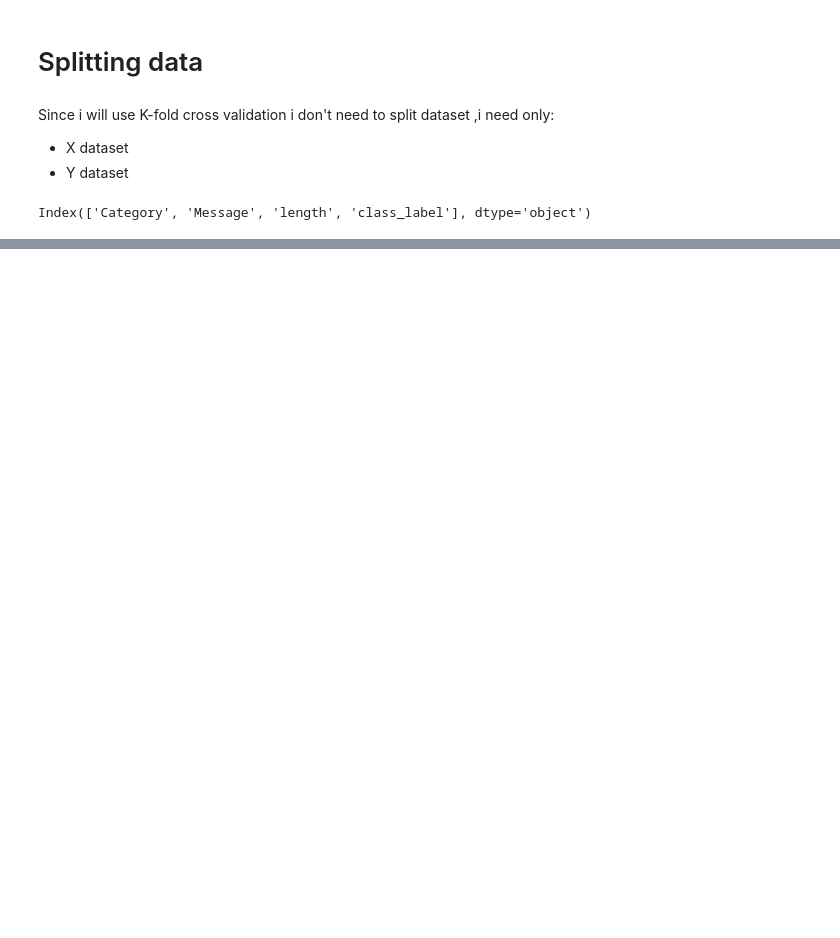
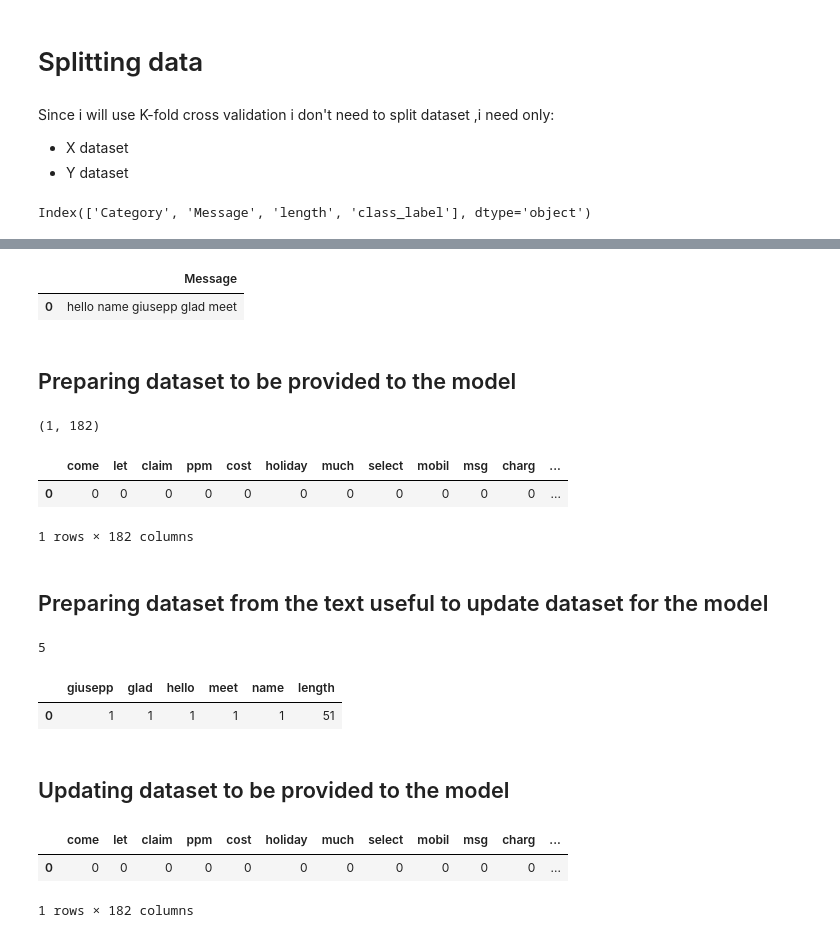
Before and after one commit to datascientist-hist/Spam_Messages_Classification, a Jupyter notebook: Spam_Messages_Classification.ipynb, the cells around one changed output, grey strips where cells are left out. Cells and saved outputs as stored; diff of their text form; code cells hidden in the pictures; blank space fills up the shorter version.

```diff
--- a/Spam_Messages_Classification.ipynb
+++ b/Spam_Messages_Classification.ipynb
@@ -451,0 +484,30 @@ At this point before moving on we should choose the model to tune,i think since
+# %%
+data=pd.DataFrame(data={"Message":[email]})
+# %%
+# Replace email address with 'emailaddress'
+
+data['Message'] = data['Message'].str.replace(r"[\w.+-]+@[\w-]+\.[\w.-]+", '  em  ')
+
+# Replace urls with 'webaddress'
+data['Message'] = data['Message'].str.replace(r'(http|ftp|https):\/\/([\w_-]+(?:(?:\.[\w_-]+)+))([\w.,@?^=%&:\/~+#-]*[\w@?^=%&\/~+#-])', '  wb ')
+
+# Replace money symbol with 'money-symbol'
+data['Message'] = data['Message'].str.replace(r'£|\$', '  ms  ')
+
+# Replace 10 digit phone number with 'phone-number'
+data['Message'] = data['Message'].str.replace(r'(\d{3}\d{3}\d{4})', '  pn  ' )
+
+# Replace normal number with 'number'
+data['Message'] = data['Message'].str.replace(r'\d+(\.\d+)?', '  n  ')
+
+# remove punctuation
+data['Message'] = data['Message'].str.replace(r'[^\w\d\s]', ' ')
+
+# remove whitespace between terms with single space
+data['Message'] = data['Message'].str.replace(r'\s+', ' ')
+
+# remove leading and trailing whitespace
+data['Message'] = data['Message'].str.replace(r'^\s+|\s*?$', ' ')
+
+# change words to lower case
+data['Message'] = data['Message'].str.lower()
@@ -451,0 +526,27 @@ At this point before moving on we should choose the model to tune,i think since
+# %%
+from nltk.corpus import stopwords
+stop_words = set(stopwords.words('english'))
+data['Message'] = data['Message'].apply(lambda x: ' '.join(term for term in x.split() if term not in stop_words))
+# %%
+ss = nltk.SnowballStemmer("english")
+data['Message'] = data['Message'].apply(lambda x: ' '.join(ss.stem(term) for term in x.split()))
+# %%
+data.head()
+# %% [output]
+|  | Message |
+| 0 | hello name giusepp glad meet |
+# %% [markdown]
+## Preparing dataset to be provided to the model
+# %%
+#Loading columns for model and create dataframe for the model
+cl = pickle.load(open('columns.sav', 'rb'))
+newdata = pd.DataFrame(0, index=np.arange(len(data)), columns=cl)
+print(newdata.shape)
+newdata.head()
+# %% [output]
+(1, 182)
+|  | come | let | claim | ppm | cost | holiday | much | select | mobil | msg | charg | ... |
+| 0 | 0 | 0 | 0 | 0 | 0 | 0 | 0 | 0 | 0 | 0 | 0 | ... |
+1 rows × 182 columns
+# %% [markdown]
+## Preparing dataset from the text useful to update dataset for the model
@@ -451,0 +561,20 @@ At this point before moving on we should choose the model to tune,i think since
+# %%
+print(len(X.toarray()[0]))
+count_words=pd.DataFrame(X.toarray(),columns=vectorizer.get_feature_names())
+count_words['length']=len(email)
+count_words.head()
+# %% [output]
+5
+|  | giusepp | glad | hello | meet | name | length |
+| 0 | 1 | 1 | 1 | 1 | 1 | 51 |
+# %% [markdown]
+##  Updating dataset to be provided to the model
+# %%
+#now i will overlap dataframe from text with dataframe for the model
+newdata.update(count_words)
+pd.set_option('display.max_columns', 100)
+newdata.head()
+# %% [output]
+|  | come | let | claim | ppm | cost | holiday | much | select | mobil | msg | charg | ... |
+| 0 | 0 | 0 | 0 | 0 | 0 | 0 | 0 | 0 | 0 | 0 | 0 | ... |
+1 rows × 182 columns
```
Also changed, not shown: parts of 63 cells of this notebook.
